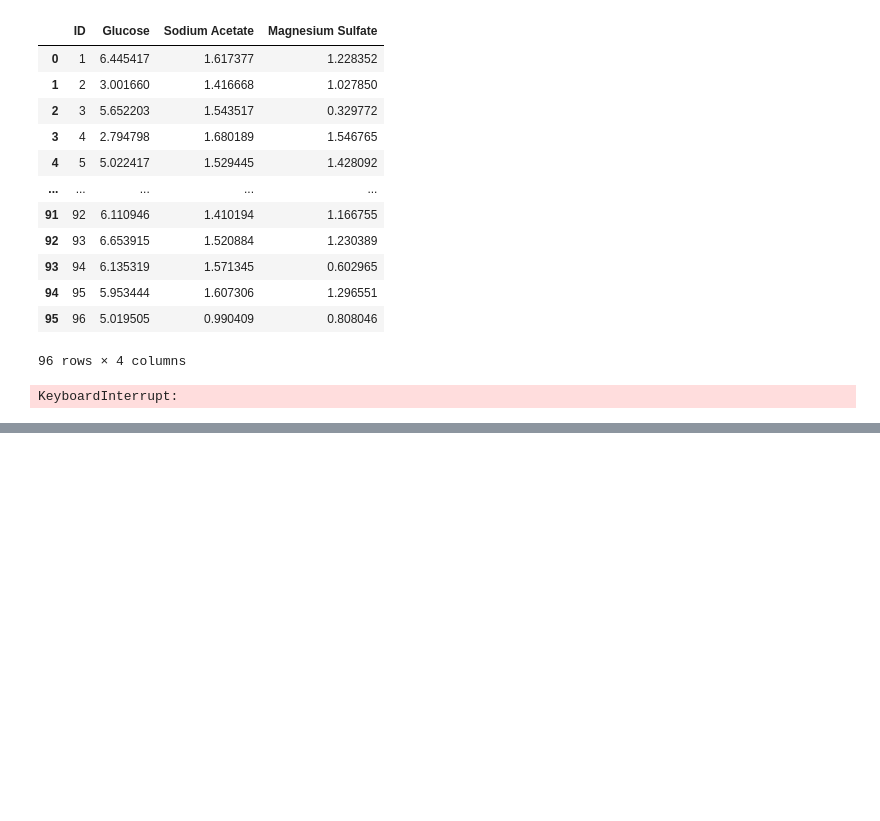
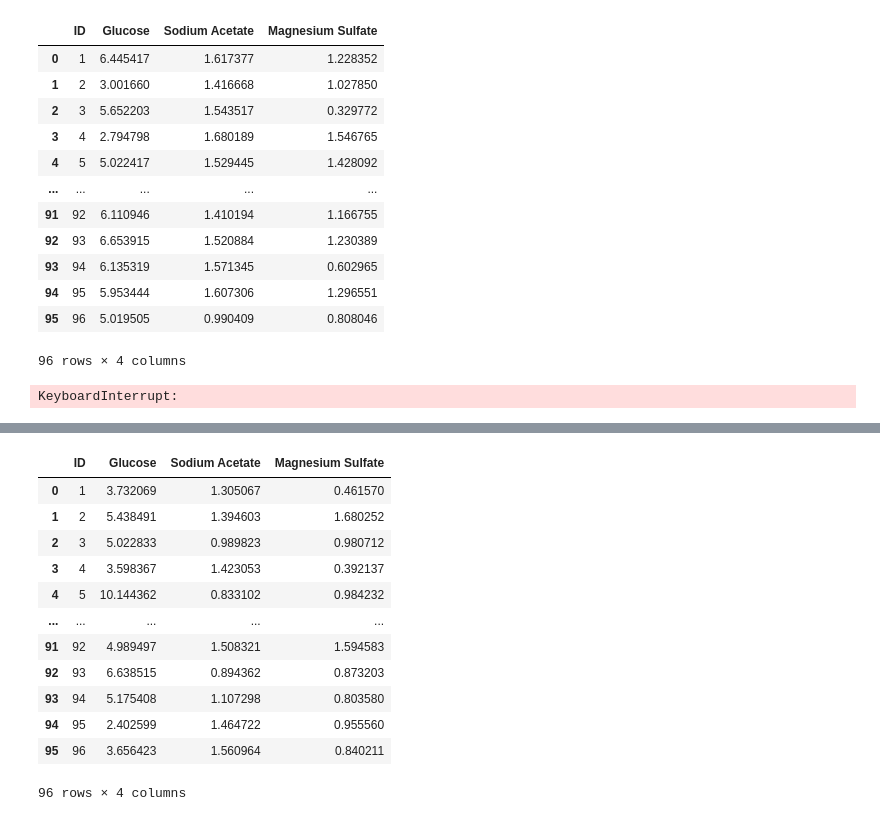
Before and after one commit to ArbaazBeg15/raman-transfer, a Jupyter notebook: code/finetune_paper.ipynb, the cells around one changed output, grey strips where cells are left out. Cells and saved outputs as stored; diff of their text form; code cells hidden in the pictures; blank space fills up the shorter version.

Commit message:
ensemble inference

```diff
--- a/code/finetune_paper.ipynb
+++ b/code/finetune_paper.ipynb
@@ -1316,7 +1316,7 @@ class SpectralTestDataset(Dataset):
         )
 
     def __getitem__(self, idx):
-        if self.combine_spectra_range < 1e-12:
+        if True:#self.combine_spectra_range < 1e-12:
             spectrum = self.spectra[idx]
             #spectrum = self.augment_spectra(spectrum)
             return spectrum
@@ -1531,3 +1531,6 @@ def ensemble_inference():
         all_preds.append(fold_preds)
 
     return np.mean(all_preds, axis=0)
+
+preds = ensemble_inference()
+preds
@@ -1536,0 +1555,19 @@ def ensemble_inference():
+# %%
+column_names = ['Glucose', 'Sodium Acetate', 'Magnesium Sulfate']
+preds_df = pd.DataFrame(preds, columns=column_names)
+preds_df.insert(0, 'ID', [i+1 for i in range(len(preds_df))])
+preds_df
+# %% [output]
+|  | ID | Glucose | Sodium Acetate | Magnesium Sulfate |
+| 0 | 1 | 3.732069 | 1.305067 | 0.461570 |
+| 1 | 2 | 5.438491 | 1.394603 | 1.680252 |
+| 2 | 3 | 5.022833 | 0.989823 | 0.980712 |
+| 3 | 4 | 3.598367 | 1.423053 | 0.392137 |
+| 4 | 5 | 10.144362 | 0.833102 | 0.984232 |
+| ... | ... | ... | ... | ... |
+| 91 | 92 | 4.989497 | 1.508321 | 1.594583 |
+| 92 | 93 | 6.638515 | 0.894362 | 0.873203 |
+| 93 | 94 | 5.175408 | 1.107298 | 0.803580 |
+| 94 | 95 | 2.402599 | 1.464722 | 0.955560 |
+| 95 | 96 | 3.656423 | 1.560964 | 0.840211 |
+96 rows × 4 columns
```
Also changed, not shown: parts of 3 cells of this notebook.
